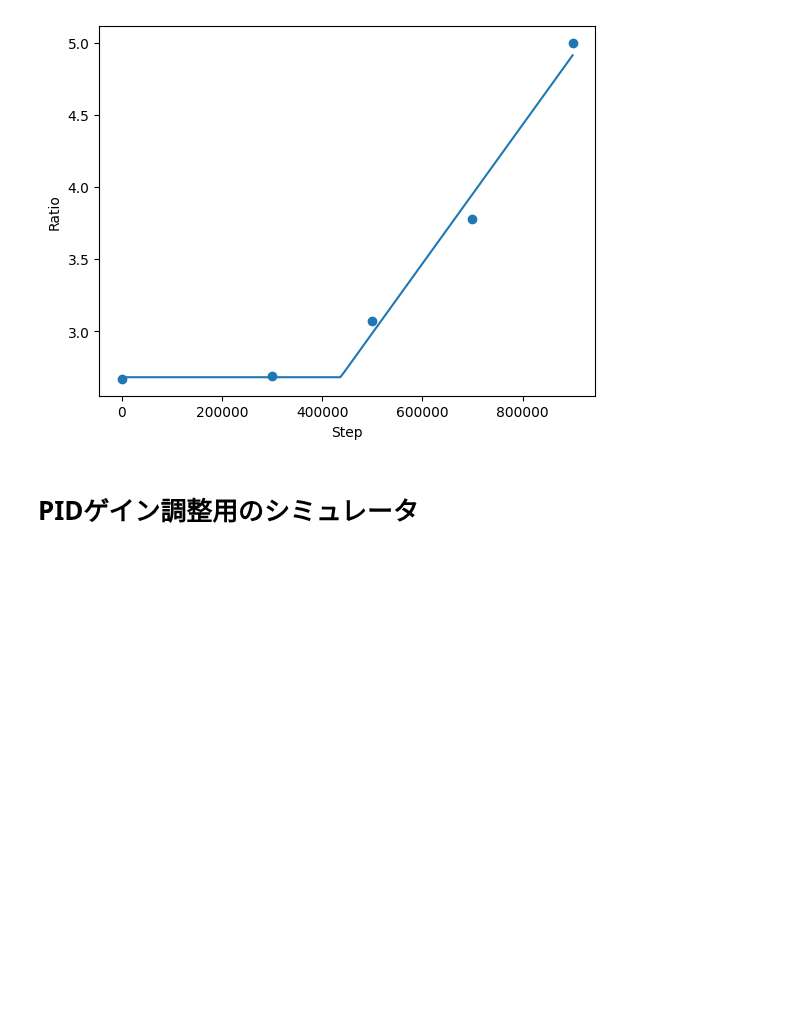
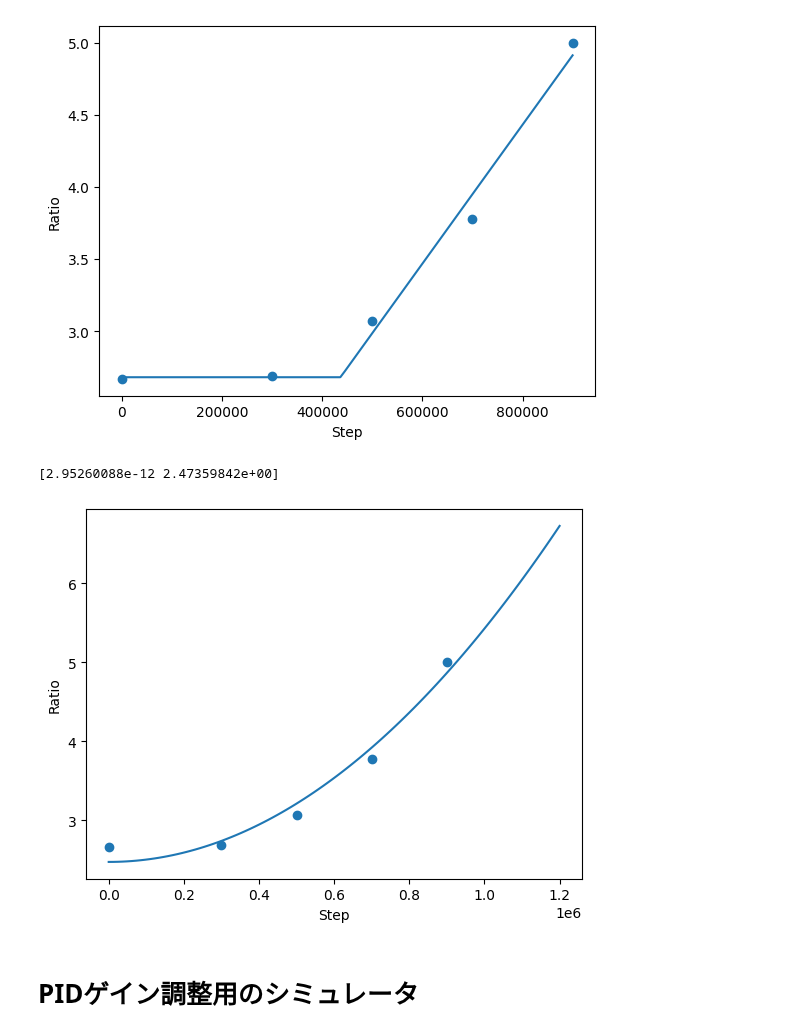
Before and after one commit to chiashi-lab/pl, a Jupyter notebook: notebook/001excite_power.ipynb, the cells around one changed output. Drawn from its saved outputs; the diff is of its cells as text; code cells hidden in the pictures; blank space fills up the shorter version.

```diff
--- a/notebook/001excite_power.ipynb
+++ b/notebook/001excite_power.ipynb
@@ -123,3 +126,17 @@ plt.show()
+# %%
+popt_u, pcov = curve_fit(update_ratio, newtisp785data["step"], newtisp785data["ratio"])
+print(popt_u)
+# %% [output]
+[2.95260088e-12 2.47359842e+00]
+# %%
+plt.scatter(newtisp785data["step"], newtisp785data["ratio"])
+xlist = np.linspace(0, 1200000, 100)
+plt.plot(xlist, [update_ratio(x, *popt_u) for x in xlist])
+plt.xlabel("Step")
+plt.ylabel("Ratio")
+plt.show()
+# %% [output]
+[figure, added]
 # %% [markdown]
 # PIDゲイン調整用のシミュレータ
 # %%
```
Also changed, not shown: parts of 3 cells of this notebook, 1 other file.
